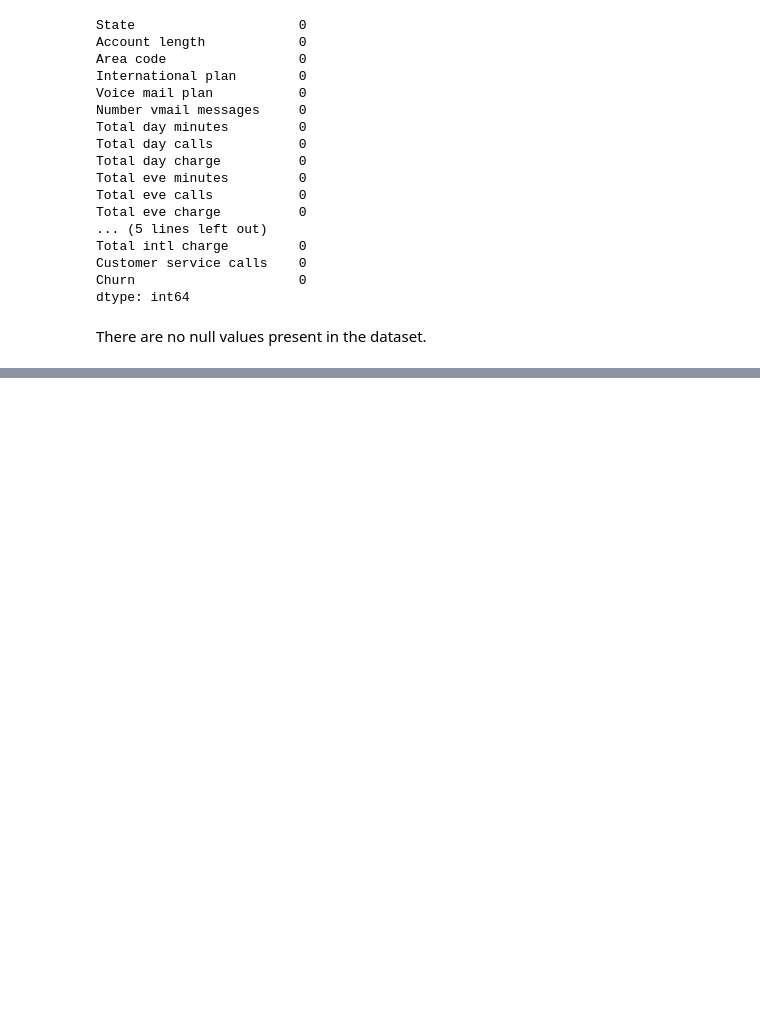
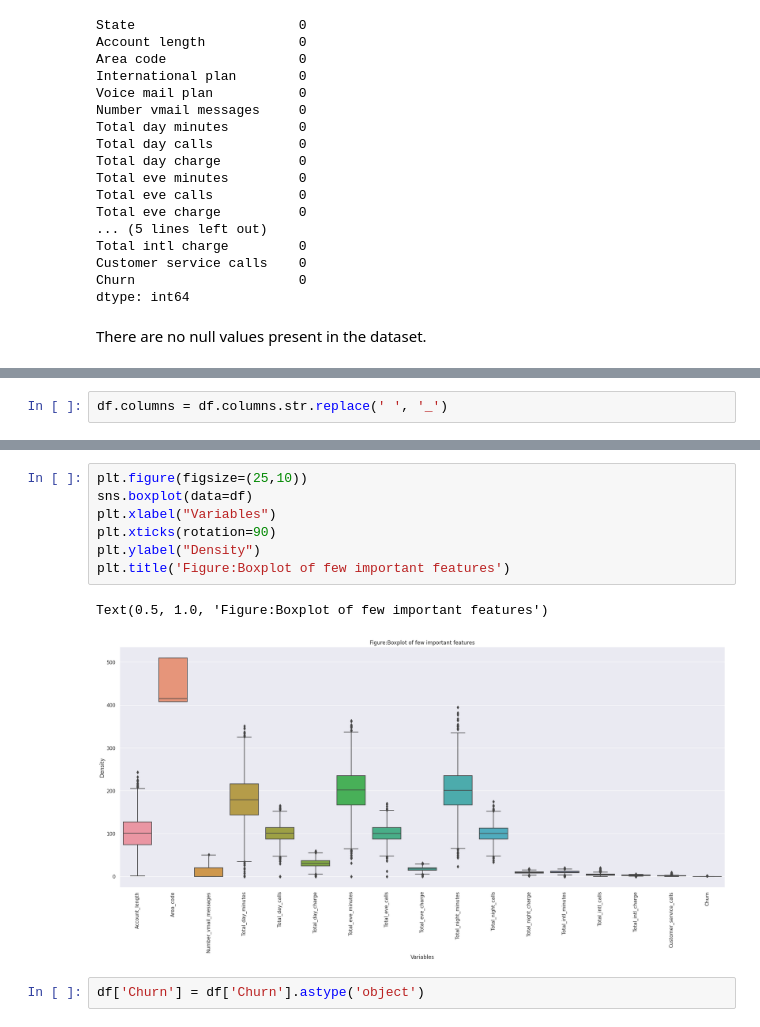
Before and after one commit to Deepikagh97/Telecom-Churn-Analysis, a Jupyter notebook: DN_|_Telecom_Churn_Analysis.ipynb, the cells around one changed output, grey strips where cells are left out. Saved outputs shown, nothing was run; the diff lists cells and outputs as text; blank space fills up the shorter version.

```diff
--- a/DN_|_Telecom_Churn_Analysis.ipynb
+++ b/DN_|_Telecom_Churn_Analysis.ipynb
@@ -147,0 +179,2 @@ There are no null values present in the dataset.
+# %%
+df.columns = df.columns.str.replace(' ', '_')
@@ -147,0 +192,12 @@ There are no null values present in the dataset.
+# %%
+plt.figure(figsize=(25,10))
+sns.boxplot(data=df)
+plt.xlabel("Variables")
+plt.xticks(rotation=90)
+plt.ylabel("Density")
+plt.title('Figure:Boxplot of few important features')
+# %% [output]
+Text(0.5, 1.0, 'Figure:Boxplot of few important features')
+[figure, added]
+# %%
+df['Churn'] = df['Churn'].astype('object')
```
Also changed, not shown: parts of 8 cells of this notebook.
